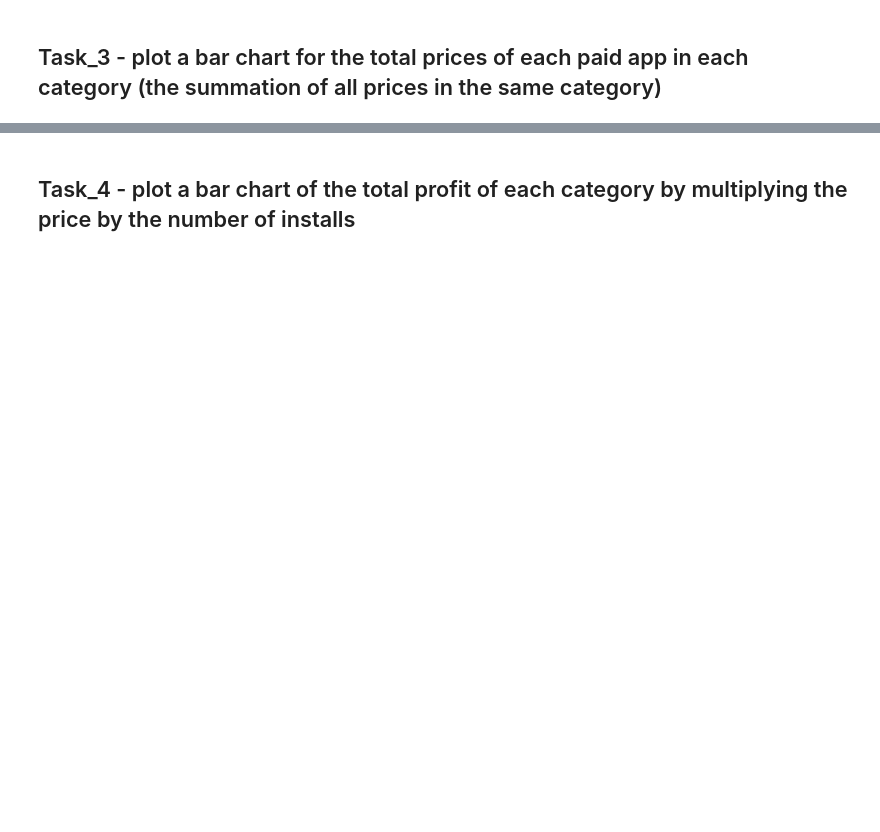
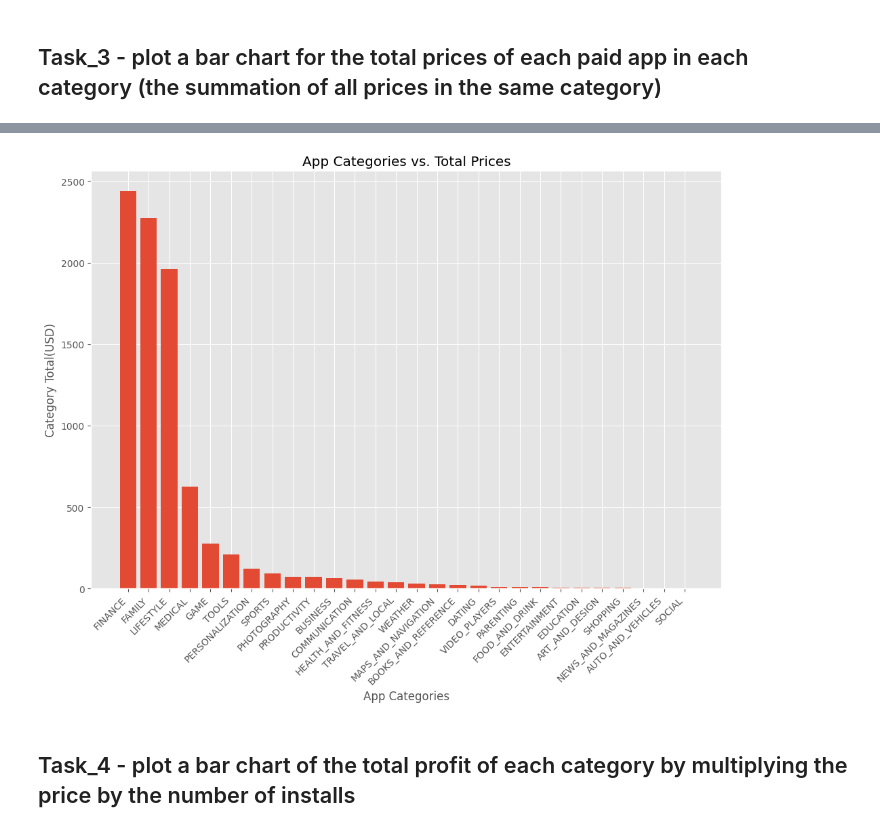
Before and after one commit to onurer87/data-5---team-4, a Jupyter notebook: Stage_2/Week_2/week_2.ipynb, the cells around one changed output, grey strips where cells are left out. Drawn from its saved outputs; the diff is of its cells as text; code cells hidden in the pictures; blank space fills up the shorter version.

```diff
--- a/Stage_2/Week_2/week_2.ipynb
+++ b/Stage_2/Week_2/week_2.ipynb
@@ -34,11 +69,17 @@ df[['Category','App','Type','Price']].query('Type=="Paid"').sort_values('Categor
 # %%
-df[['App','Category','Type','Price']].query('Type=="Paid"') \
+df_catergory_prices=df[['App','Category','Type','Price']].query('Type=="Paid"') \
     .groupby(['Category'], sort=True)['Price'] \
-    .agg('sum').plot(kind="bar",
-                     title='App Categories vs. Total Prices',
-                     xlabel='App Categories',
-                     ylabel='Category Total(USD)', ylim=(0,100))
-
-plt.show()
+    .agg('sum').sort_values(ascending=False)
+# %%
+fig, ax_2 = plt.subplots(figsize=(12, 8))
+ax_2.bar(df_catergory_prices.index, df_catergory_prices.values)
+# to make the chart horizontal, use ax.barh instead of ax.bar above
+ax_2.set_xlabel('App Categories')
+ax_2.set_title('App Categories vs. Total Prices')
+ax_2.set_ylabel('Category Total(USD)')
+plt.xticks(rotation=45, ha='right')
+plt.show()
+# %% [output]
+[figure, added]
 # %% [markdown]
 ## Task_4 - plot a bar chart of the total profit of each category by multiplying the price by the number of installs
```
Also changed, not shown: parts of 11 cells of this notebook.
